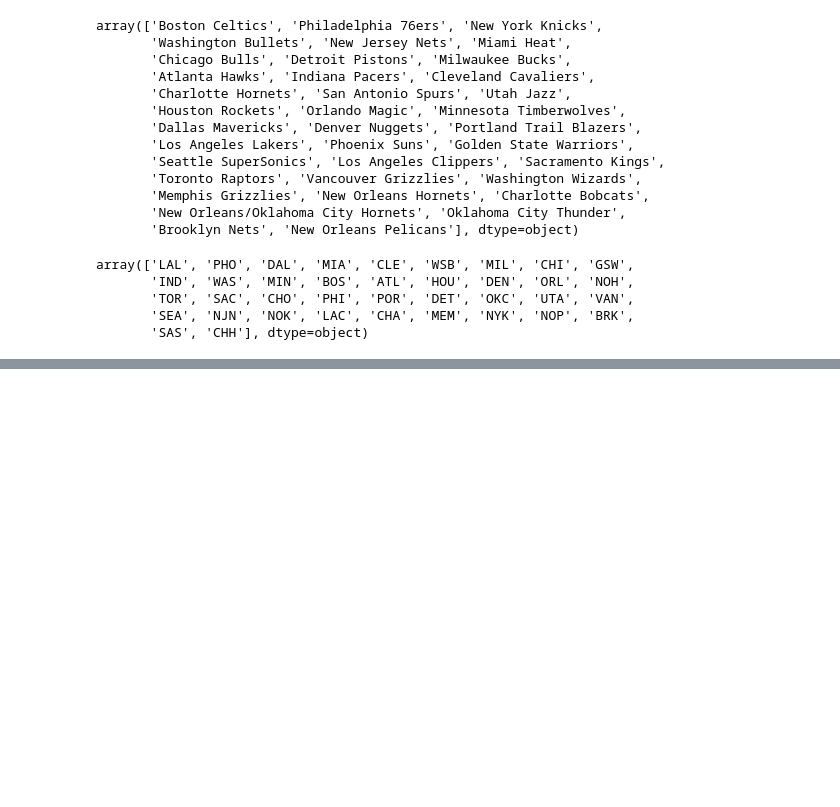
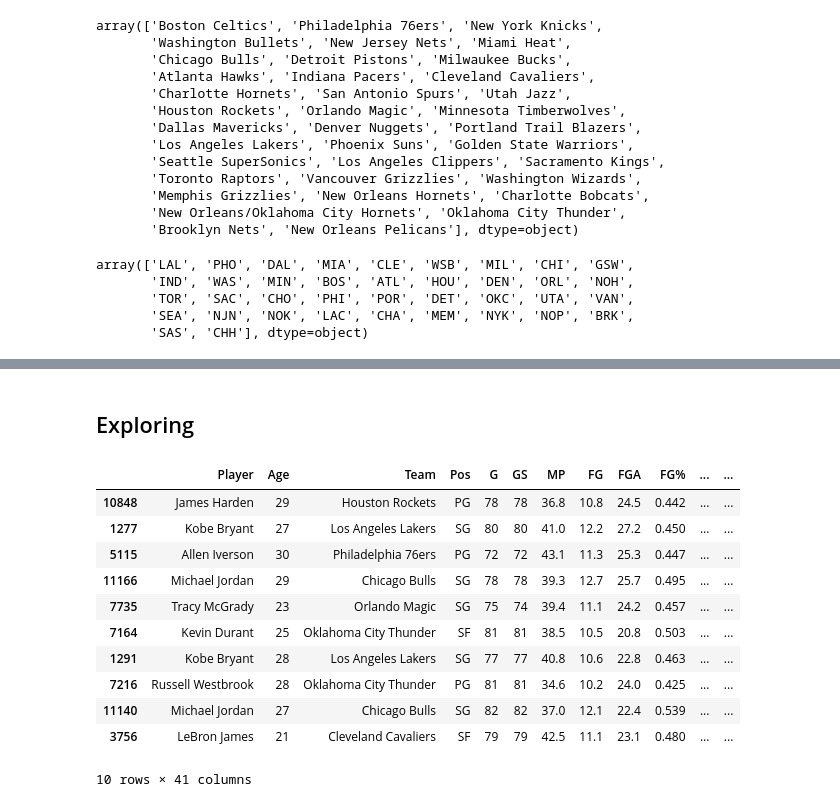
Before and after one commit to AvirukthGT/NBA-MVP-Prediction, a Jupyter notebook: data_cleaning.ipynb, the cells around one changed output, grey strips where cells are left out. Cells and saved outputs as stored; diff of their text form; code cells hidden in the pictures; blank space fills up the shorter version.

```diff
--- a/data_cleaning.ipynb
+++ b/data_cleaning.ipynb
@@ -269,0 +325,2 @@ with open("nicknames.csv") as f:
+# %%
+stats=stats.apply(pd.to_numeric,errors="ignore")
@@ -269,0 +359,2 @@ with open("nicknames.csv") as f:
+# %%
+stats["GB"]=stats["GB"].str.replace(r'[–—-]', '0', regex=True)
@@ -269,0 +373,2 @@ with open("nicknames.csv") as f:
+# %%
+stats['GB']=pd.to_numeric(stats['GB'])
@@ -269,0 +377,19 @@ with open("nicknames.csv") as f:
+# %% [markdown]
+## Exploring
+# %%
+highest_scoring=stats[stats["G"]>70].sort_values("PTS",ascending=False).head(10)
+# %%
+highest_scoring
+# %% [output]
+|  | Player | Age | Team | Pos | G | GS | MP | FG | FGA | FG% | ... | ... |
+| 10848 | James Harden | 29 | Houston Rockets | PG | 78 | 78 | 36.8 | 10.8 | 24.5 | 0.442 | ... | ... |
+| 1277 | Kobe Bryant | 27 | Los Angeles Lakers | SG | 80 | 80 | 41.0 | 12.2 | 27.2 | 0.450 | ... | ... |
+| 5115 | Allen Iverson | 30 | Philadelphia 76ers | PG | 72 | 72 | 43.1 | 11.3 | 25.3 | 0.447 | ... | ... |
+| 11166 | Michael Jordan | 29 | Chicago Bulls | SG | 78 | 78 | 39.3 | 12.7 | 25.7 | 0.495 | ... | ... |
+| 7735 | Tracy McGrady | 23 | Orlando Magic | SG | 75 | 74 | 39.4 | 11.1 | 24.2 | 0.457 | ... | ... |
+| 7164 | Kevin Durant | 25 | Oklahoma City Thunder | SF | 81 | 81 | 38.5 | 10.5 | 20.8 | 0.503 | ... | ... |
+| 1291 | Kobe Bryant | 28 | Los Angeles Lakers | SG | 77 | 77 | 40.8 | 10.6 | 22.8 | 0.463 | ... | ... |
+| 7216 | Russell Westbrook | 28 | Oklahoma City Thunder | PG | 81 | 81 | 34.6 | 10.2 | 24.0 | 0.425 | ... | ... |
+| 11140 | Michael Jordan | 27 | Chicago Bulls | SG | 82 | 82 | 37.0 | 12.1 | 22.4 | 0.539 | ... | ... |
+| 3756 | LeBron James | 21 | Cleveland Cavaliers | SF | 79 | 79 | 42.5 | 11.1 | 23.1 | 0.480 | ... | ... |
+10 rows × 41 columns
```
Also changed, not shown: parts of 11 cells of this notebook, 1 other file.
